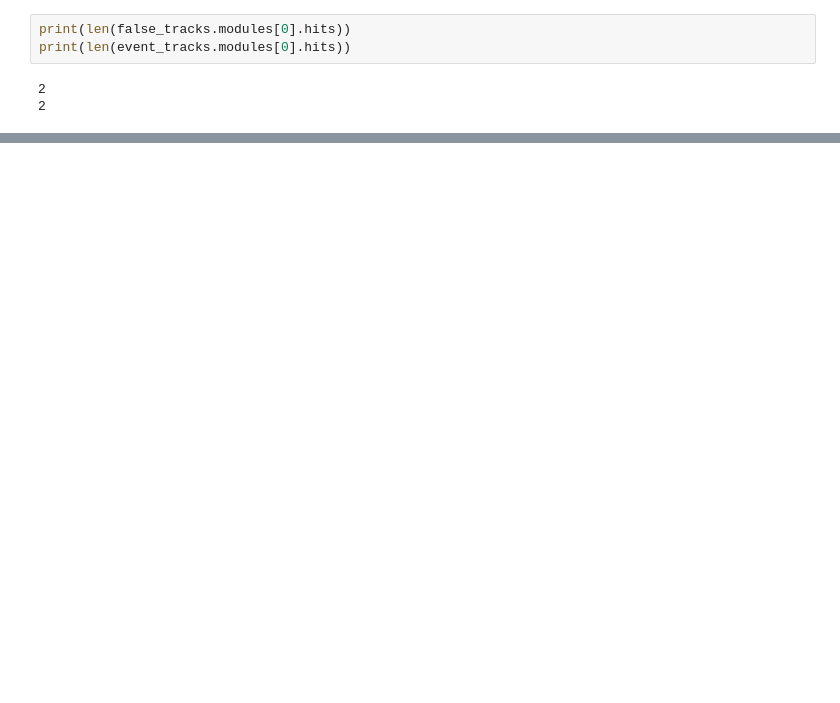
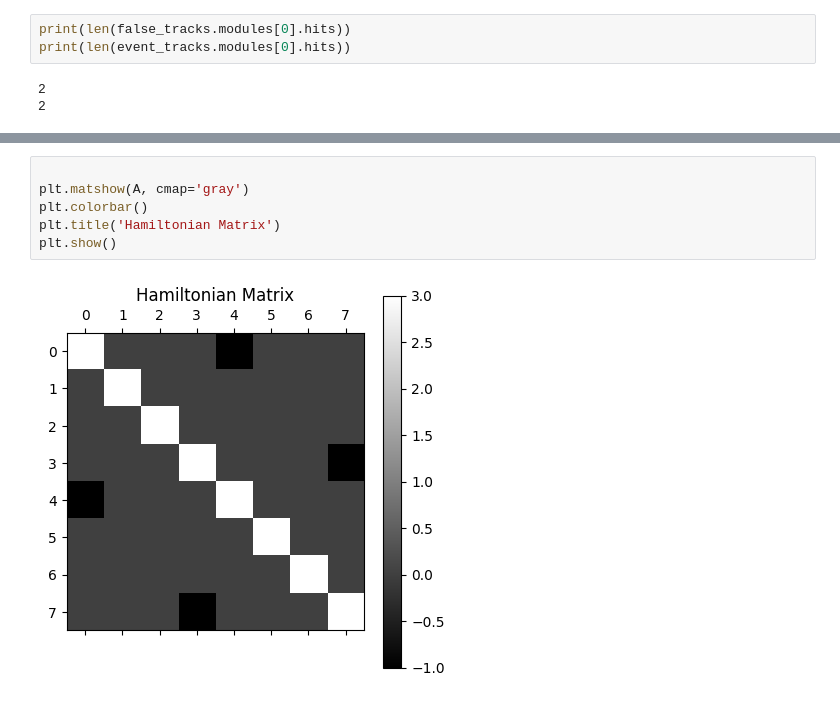
Before and after one commit to GeorgeWilliam1999/LHCb_VeLo_Toy_Model, a Jupyter notebook: test.ipynb, the cells around one changed output, grey strips where cells are left out. Saved outputs shown, nothing was run; the diff lists cells and outputs as text; blank space fills up the shorter version.

```diff
--- a/test.ipynb
+++ b/test.ipynb
@@ -542,0 +78,8 @@ Error:
+# %%
+
+plt.matshow(A, cmap='gray')
+plt.colorbar()
+plt.title('Hamiltonian Matrix')
+plt.show()
+# %% [output]
+[figure, added]
```
Also changed, not shown: parts of 44 cells of this notebook, 1 other file.
